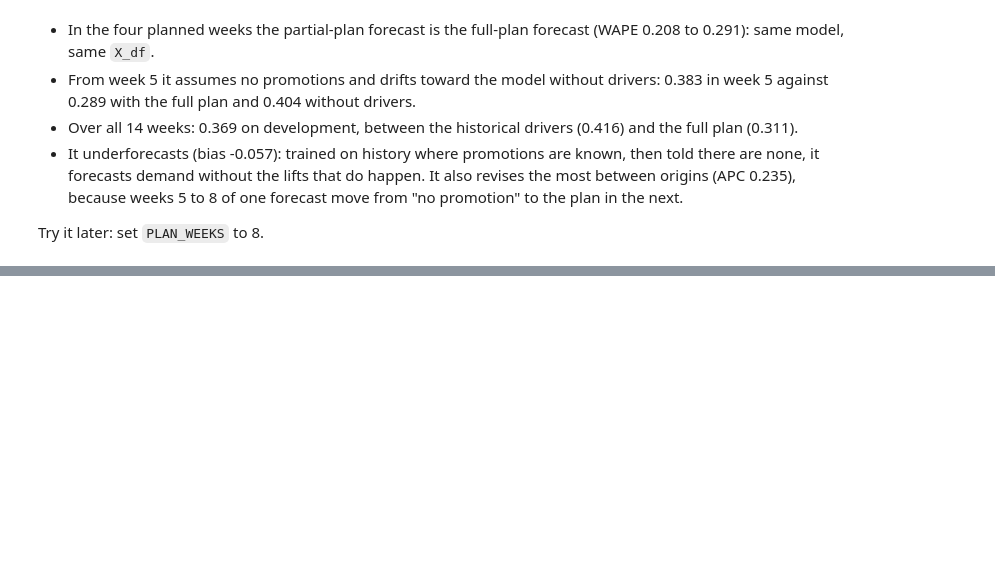
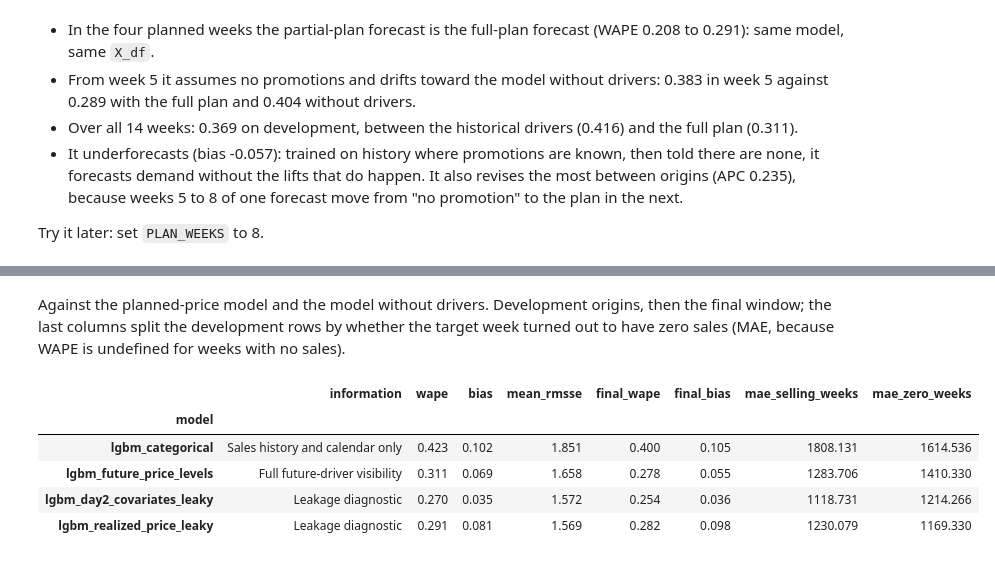
Before and after one commit to tackes/time-series-forecasting-bootcamp, a Jupyter notebook: day1_ml/03_exogenous_features.ipynb, the cells around one changed output, grey strips where cells are left out. Saved outputs shown, nothing was run; the diff lists cells and outputs as text; code cells hidden in the pictures; blank space fills up the shorter version.

Commit message:
Finalize Day 1 workshop: simplify instructional notebooks, optimize model selection, restore leakage diagnostics, and validate end-to-end execution

```diff
--- a/day1_ml/03_exogenous_features.ipynb
+++ b/day1_ml/03_exogenous_features.ipynb
@@ -1289,0 +1304,22 @@ save_forecasts(partial_forecasts, "03_partial_plan")
+# %%
+from shared.diagnostics import leakage_diagnostics
+
+leak_forecasts = leakage_diagnostics(panel, ALL_CUTOFFS)
+# %% [markdown]
+Against the planned-price model and the model without drivers. Development origins, then the final window; the last columns split the development rows by whether the target week turned out to have zero sales (MAE, because WAPE is undefined for weeks with no sales).
+# %%
+leak_candidates = pd.concat([forecasts[forecasts.model.isin(["lgbm_categorical", best_future])], leak_forecasts])
+dev = leaderboard(leak_candidates, actuals, scope="dev").set_index("model")
+final = leaderboard(leak_candidates, actuals, scope="test").set_index("model")
+
+rows = leak_candidates[leak_candidates.cutoff.isin(DEV_CUTOFFS)].merge(actuals.assign(zero_week=actuals.y == 0)[["unique_id", "ds", "zero_week"]], on=["unique_id", "ds"])
+split = score(rows, actuals, by=["zero_week"], rmsse=False).pivot(index="model", columns="zero_week", values="mae")
+split.columns = ["mae_selling_weeks", "mae_zero_weeks"]
+pd.concat([dev[["information", "wape", "bias", "mean_rmsse"]], final[["wape", "bias"]].add_prefix("final_"), split], axis=1).round(3)
+# %% [output]
+|  | information | wape | bias | mean_rmsse | final_wape | final_bias | mae_selling_weeks | mae_zero_weeks |
+| model |  |  |  |  |  |  |  |  |
+| lgbm_categorical | Sales history and calendar only | 0.423 | 0.102 | 1.851 | 0.400 | 0.105 | 1808.131 | 1614.536 |
+| lgbm_future_price_levels | Full future-driver visibility | 0.311 | 0.069 | 1.658 | 0.278 | 0.055 | 1283.706 | 1410.330 |
+| lgbm_day2_covariates_leaky | Leakage diagnostic | 0.270 | 0.035 | 1.572 | 0.254 | 0.036 | 1118.731 | 1214.266 |
+| lgbm_realized_price_leaky | Leakage diagnostic | 0.291 | 0.081 | 1.569 | 0.282 | 0.098 | 1230.079 | 1169.330 |
```
Also changed, not shown: parts of 19 cells of this notebook, 21 other files.
